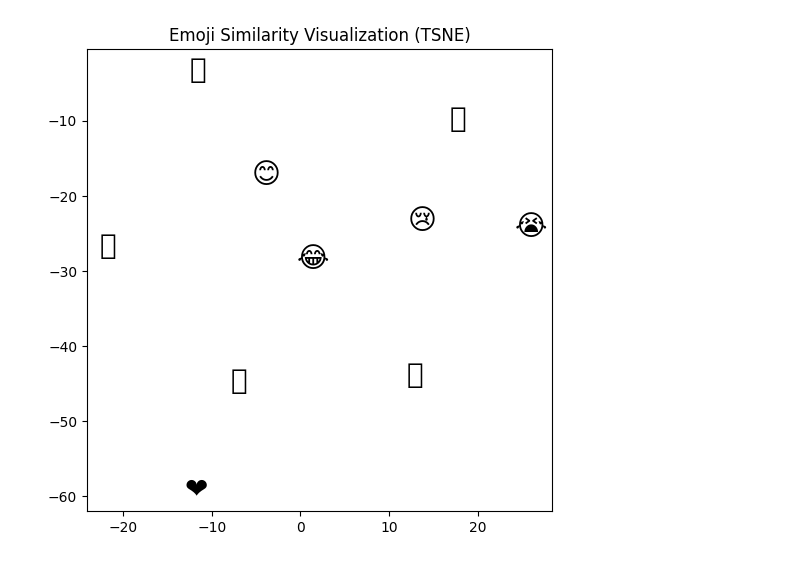
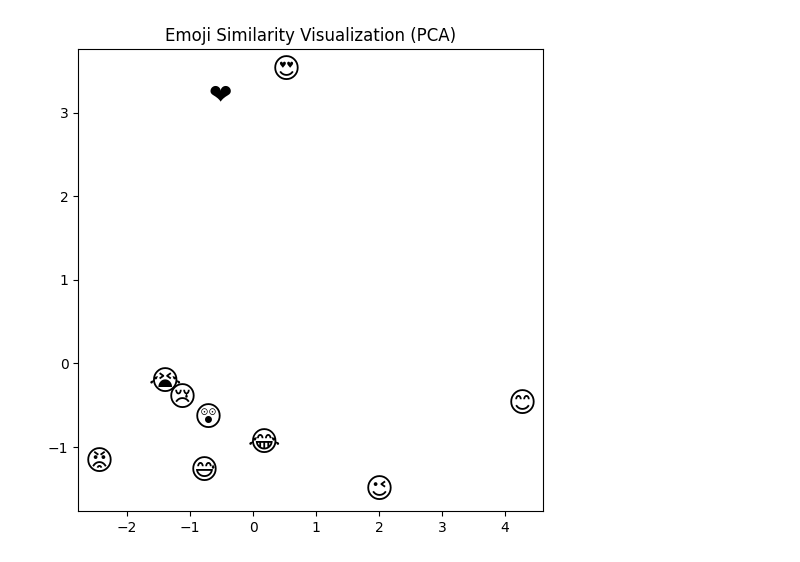
Before and after one commit to npabbathi/NLP-Emojis, a Jupyter notebook: emoji_similarities.ipynb, the cells around one changed output. Cells and saved outputs as stored; diff of their text form; code cells hidden in the pictures.

Commit message:
fixed emojis

```diff
--- a/emoji_similarities.ipynb
+++ b/emoji_similarities.ipynb
@@ -10,19 +23,19 @@ import emoji
 # %%
 # Emoji descriptions and corresponding emojis
 emoji_meanings = {
-    "smile": "😊",
+    "blush smile": "😊",
     "sad": "😢",
     "heart": "❤️",
-    "fire": "🔥",
-    "thumbs up": "👍",
-    "star": "⭐",
-    "clap": "👏",
-    "thinking": "🤔",
+    "heart eyes": "😍",
+    "embarrassed": "😅",
+    "wink": "😉",
+    "mad": "😡",
+    "surprise": "😲",
     "laugh": "😂",
     "crying": "😭"
 }
 
-emojis =[" 😊 ", " 😢 ", " ❤️ ", " 🔥 ", " 👍 ", " ⭐ ", " 👏 ", " 🤔 ", " 😂 ", " 😭 "]
+emojis =[" 😊 ", " 😢 ", " ❤️ ", " 😍 ", " 😅 ", " 😉 ", " 😡 ", " 😲 ", " 😂 ", " 😭 "]
 #model.resize_token_embeddings(len(tokenizer))
 # %%
 # Load pre-trained BERT tokenizer and model
@@ -39,7 +96,6 @@ def get_token_embedding(token):
     inputs = tokenizer(token, return_tensors="pt")
     with torch.no_grad():
         outputs = model(**inputs)
-    # Use the CLS token embedding as the representation
     return outputs.last_hidden_state.mean(dim=1).squeeze().numpy()
 
 # Collect embeddings for all emoji meanings
@@ -56,15 +112,15 @@ embeddings = np.array(embeddings)
 
 # Reduce dimensionality with PCA
 pca = PCA(n_components=2)
-#embeddings_2d = pca.fit_transform(embeddings)  # Shape: (num_emojis, 2)
-embeddings_2d = TSNE(n_components=2, random_state=12, perplexity=3).fit_transform(embeddings)
+embeddings_2d = pca.fit_transform(embeddings)
+#mbeddings_2d = TSNE(n_components=2, random_state=12, perplexity=3).fit_transform(embeddings)
 # Plot the emojis
 plt.figure(figsize=(6, 6))
 plt.scatter(embeddings_2d[:, 0], embeddings_2d[:, 1], alpha=0)
 for i, label in enumerate(labels):
     x, y = embeddings_2d[i]
     plt.text(x, y, label, fontsize=20, ha='center', va='center')
-plt.title("Emoji Similarity Visualization (TSNE)", fontsize=12)
+plt.title("Emoji Similarity Visualization (PCA)", fontsize=12)
 plt.axis("on")
 
 plt.show()
@@ -89 +128 @@ WARNING:matplotlib.font_manager:findfont: Font family 'Noto Color Emoji' not fou
-[figure, old version]
+[figure, new version]
```
Also changed, not shown: parts of 6 cells of this notebook.
